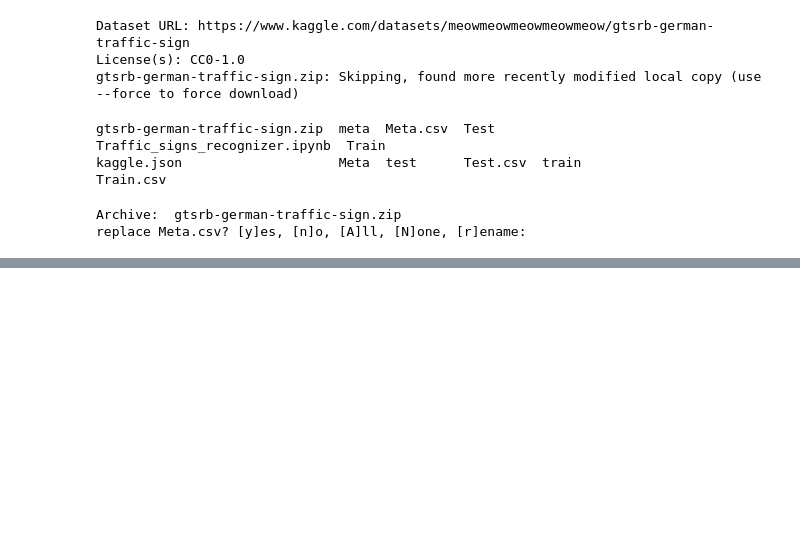
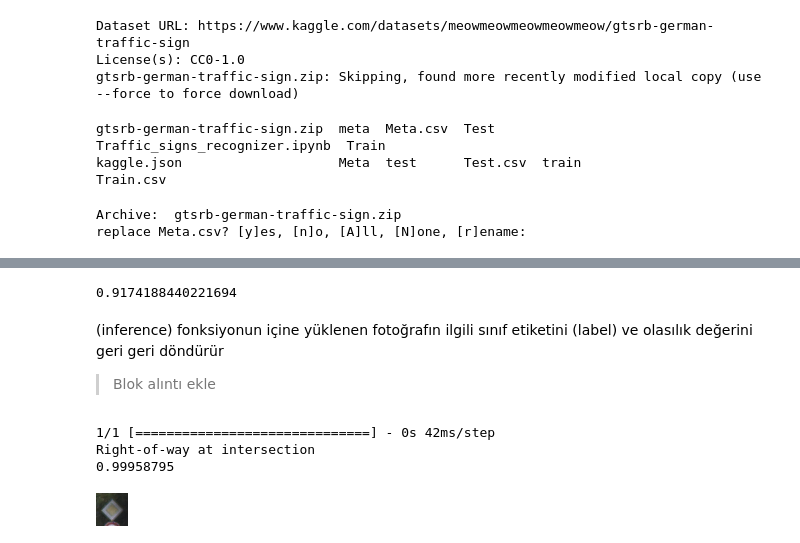
Before and after one commit to yusufozal/trafiki-aretlerinitan-ma, a Jupyter notebook: Untitled0.ipynb, the cells around one changed output, grey strips where cells are left out. Cells and saved outputs as stored; diff of their text form; code cells hidden in the pictures; blank space fills up the shorter version.

```diff
--- a/Untitled0.ipynb
+++ b/Untitled0.ipynb
@@ -112,0 +253,8 @@ print(data.shape, labels.shape)
+# %%
+pred_classes = pred.argmax(axis=1)
+
+# Şimdi doğruluk hesaplayabilirsiniz
+accuracy = accuracy_score(labels, pred_classes)
+print(accuracy)
+# %% [output]
+0.9174188440221694
@@ -112,0 +311,5 @@ print(data.shape, labels.shape)
+# %% [markdown]
+(inference) fonksiyonun
+içine yüklenen fotoğrafın ilgili sınıf etiketini (label) ve olasılık değerini geri geri döndürür
+
+> Blok alıntı ekle
@@ -112,0 +328,13 @@ print(data.shape, labels.shape)
+# %%
+dogruluk,tahmin=classify("/content/drive/MyDrive/Staj /Test/00007.png")
+print(tahmin)
+print(dogruluk)
+# %% [output]
+1/1 [==============================] - 0s 42ms/step
+Right-of-way at intersection
+0.99958795
+# %%
+image = Image.open('/content/drive/MyDrive/Staj /Test/00007.png')
+image
+# %% [output]
+[figure, added]
```
Also changed, not shown: parts of 21 cells of this notebook, 1 other file.
